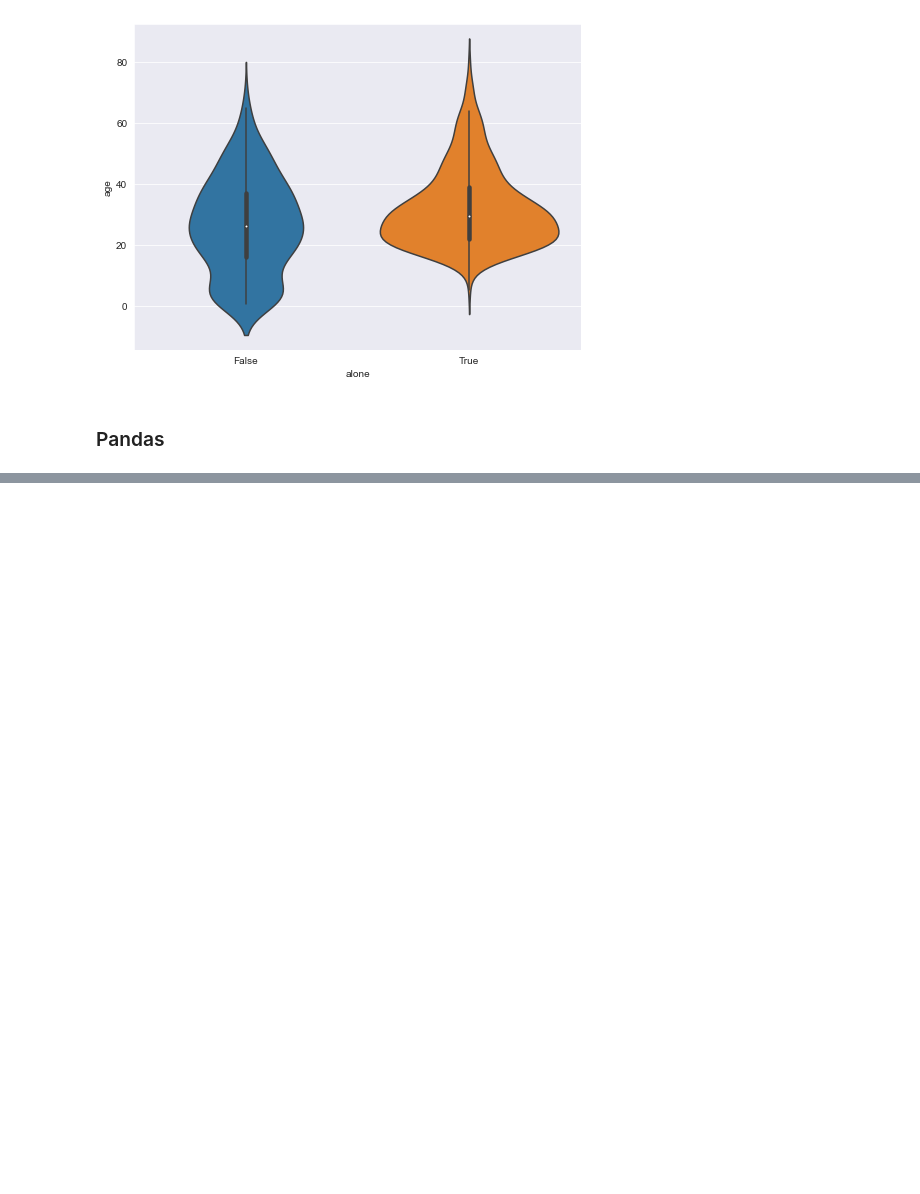
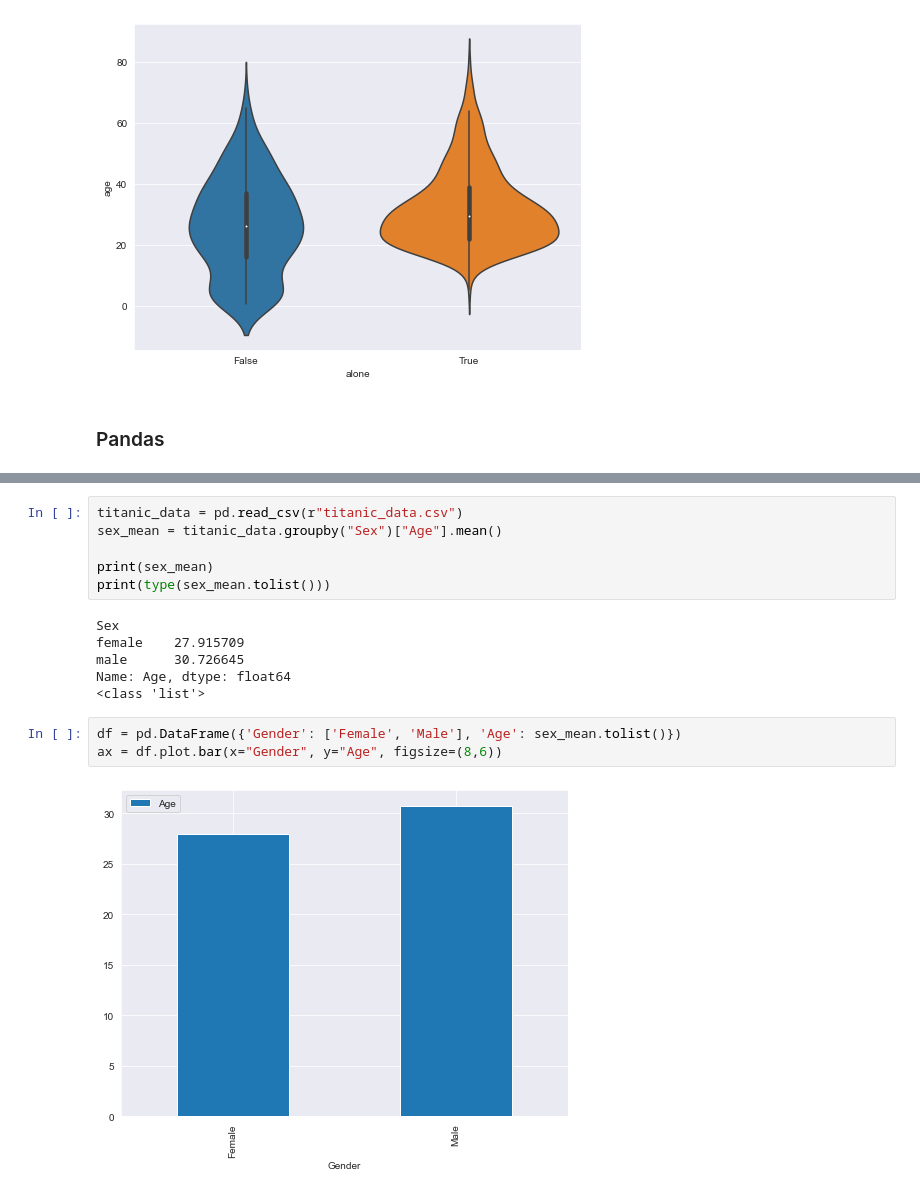
Before and after one commit to LocrianBird/datasets_preps, a Jupyter notebook: Quill.ipynb, the cells around one changed output, grey strips where cells are left out. Drawn from its saved outputs; the diff is of its cells as text; blank space fills up the shorter version.

```diff
--- a/Quill.ipynb
+++ b/Quill.ipynb
@@ -294,0 +339,17 @@ sns.violinplot(x='alone', y='age', data=titanic_data)
+# %%
+titanic_data = pd.read_csv(r"titanic_data.csv")
+sex_mean = titanic_data.groupby("Sex")["Age"].mean()
+
+print(sex_mean)
+print(type(sex_mean.tolist()))
+# %% [output]
+Sex
+female    27.915709
+male      30.726645
+Name: Age, dtype: float64
+<class 'list'>
+# %%
+df = pd.DataFrame({'Gender': ['Female', 'Male'], 'Age': sex_mean.tolist()})
+ax = df.plot.bar(x="Gender", y="Age", figsize=(8,6))
+# %% [output]
+[figure, added]
```
Also changed, not shown: parts of 13 cells of this notebook.
